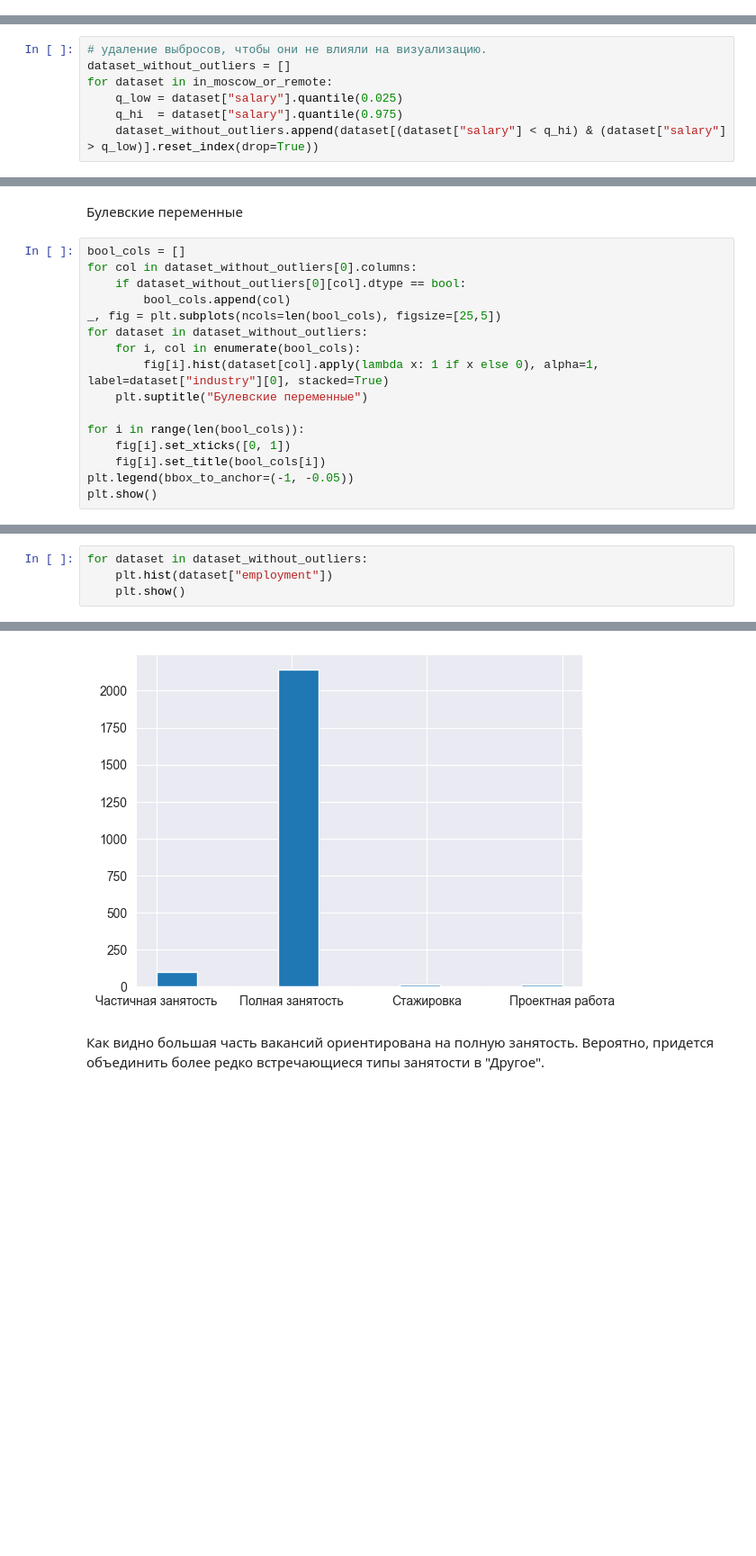
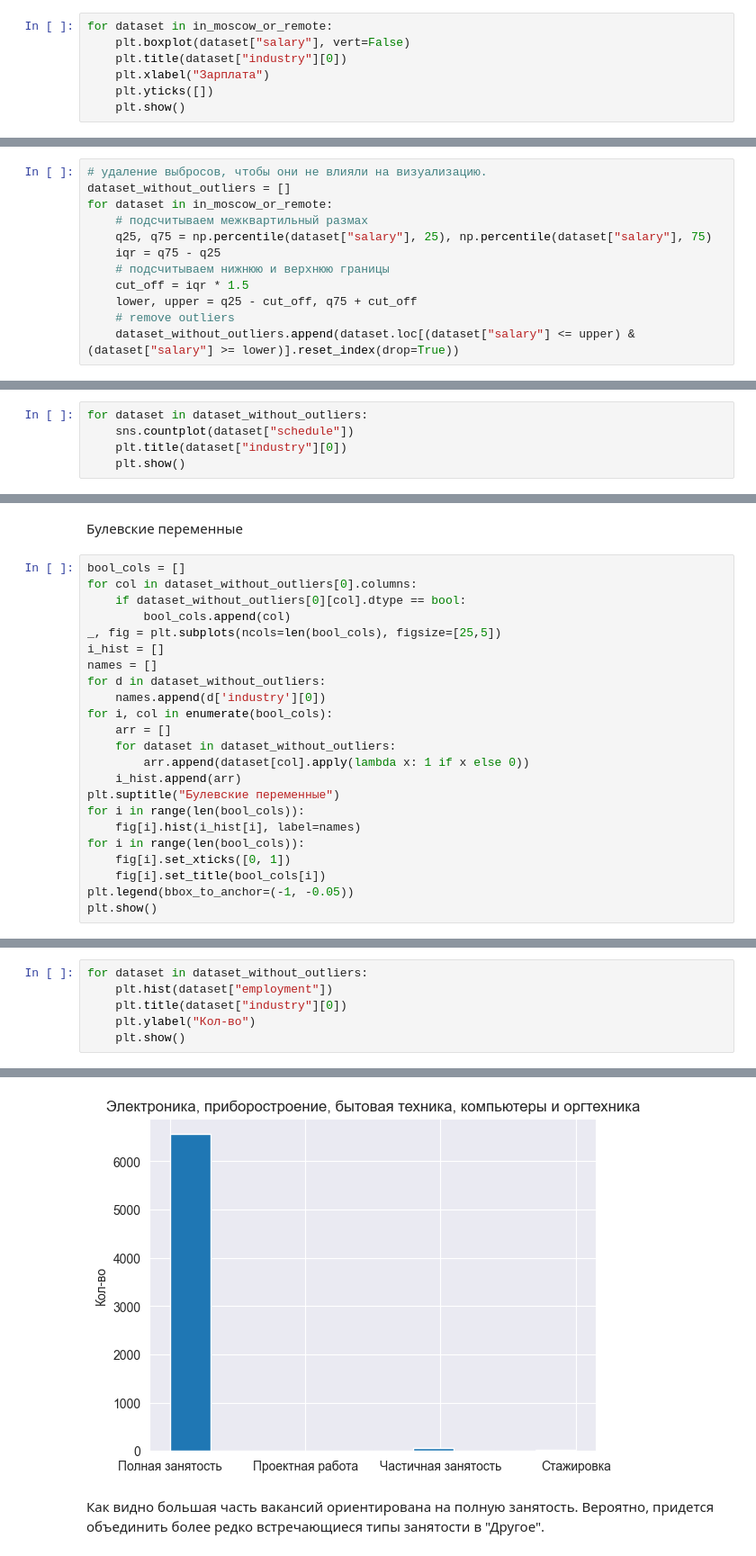
Before and after one commit to msaltovsky/hh_ru_vacancies_analysis, a Jupyter notebook: hh_vacancies_analyzis.ipynb, the cells around one changed output, grey strips where cells are left out. Shown at 90% size. Drawn from its saved outputs; the diff is of its cells as text; blank space fills up the shorter version.

Commit message:
предфинальный блокнот
функция визуализации результатов регрессии вынесена в модуль visualization.py

```diff
--- a/hh_vacancies_analyzis.ipynb
+++ b/hh_vacancies_analyzis.ipynb
@@ -258,0 +243,7 @@ memory usage: 337.6+ KB
+# %%
+for dataset in in_moscow_or_remote:
+    plt.boxplot(dataset["salary"], vert=False)
+    plt.title(dataset["industry"][0])
+    plt.xlabel("Зарплата")
+    plt.yticks([])
+    plt.show()
@@ -264,9 +261,14 @@ memory usage: 337.6+ KB
 # удаление выбросов, чтобы они не влияли на визуализацию.
 dataset_without_outliers = []
 for dataset in in_moscow_or_remote:
-    q_low = dataset["salary"].quantile(0.025)
-    q_hi  = dataset["salary"].quantile(0.975)
-    dataset_without_outliers.append(dataset[(dataset["salary"] < q_hi) & (dataset["salary"] > q_low)].reset_index(drop=True))
+    # подсчитываем межквартильный размах
+    q25, q75 = np.percentile(dataset["salary"], 25), np.percentile(dataset["salary"], 75)
+    iqr = q75 - q25
+    # подсчитываем нижнюю и верхнюю границы
+    cut_off = iqr * 1.5
+    lower, upper = q25 - cut_off, q75 + cut_off
+    # remove outliers
+    dataset_without_outliers.append(dataset.loc[(dataset["salary"] <= upper) & (dataset["salary"] >= lower)].reset_index(drop=True))
 # %%
 # построить гистограммы зарплат для каждой отрасли.
 for dataset in dataset_without_outliers:
@@ -283,2 +285,7 @@ for dataset in dataset_without_outliers:
 # %% [markdown]
 Видно, что графики слегка отличаются. Для более достоверного результата, можно проверить одинаковые ли зарплаты для работников разных отраслей с помощью статистического анализа.
+# %%
+for dataset in dataset_without_outliers:
+    sns.countplot(dataset["schedule"])
+    plt.title(dataset["industry"][0])
+    plt.show()
@@ -390,11 +403,18 @@ for col in dataset_without_outliers[0].columns:
     if dataset_without_outliers[0][col].dtype == bool:
         bool_cols.append(col)
 _, fig = plt.subplots(ncols=len(bool_cols), figsize=[25,5])
-for dataset in dataset_without_outliers:
-    for i, col in enumerate(bool_cols):
-        fig[i].hist(dataset[col].apply(lambda x: 1 if x else 0), alpha=1, label=dataset["industry"][0], stacked=True)
-    plt.suptitle("Булевские переменные")
-
+i_hist = []
+names = []
+for d in dataset_without_outliers:
+    names.append(d['industry'][0])
+for i, col in enumerate(bool_cols):
+    arr = []
+    for dataset in dataset_without_outliers:
+        arr.append(dataset[col].apply(lambda x: 1 if x else 0))
+    i_hist.append(arr)
+plt.suptitle("Булевские переменные")
+for i in range(len(bool_cols)):
+    fig[i].hist(i_hist[i], label=names)
 for i in range(len(bool_cols)):
     fig[i].set_xticks([0, 1])
     fig[i].set_title(bool_cols[i])
@@ -407,5 +427,7 @@ plt.show()
 # %%
 for dataset in dataset_without_outliers:
     plt.hist(dataset["employment"])
+    plt.title(dataset["industry"][0])
+    plt.ylabel("Кол-во")
     plt.show()
 # %% [output]
@@ -414,3 +436,3 @@ for dataset in dataset_without_outliers:
-[figure, old version]
+[figure, new version]
 # %% [markdown]
 Как видно большая часть вакансий ориентирована на полную занятость. Вероятно, придется объединить более редко встречающиеся типы занятости в "Другое".
```
Also changed, not shown: parts of 113 cells of this notebook, 1 other file.
